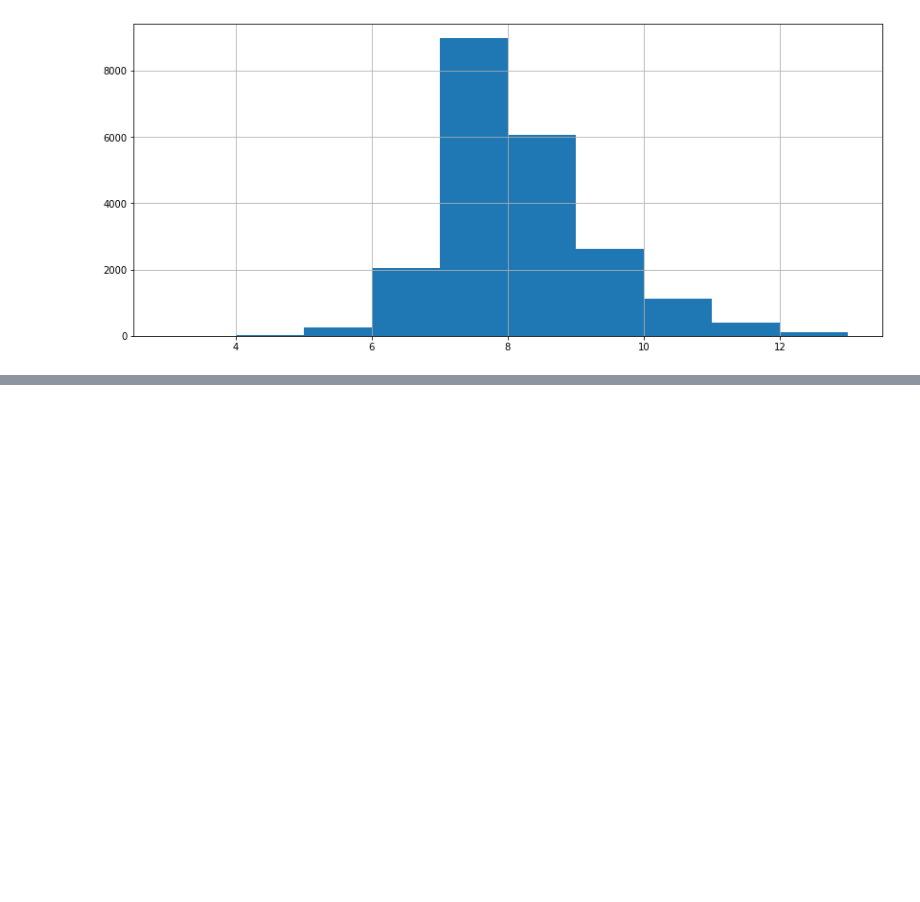
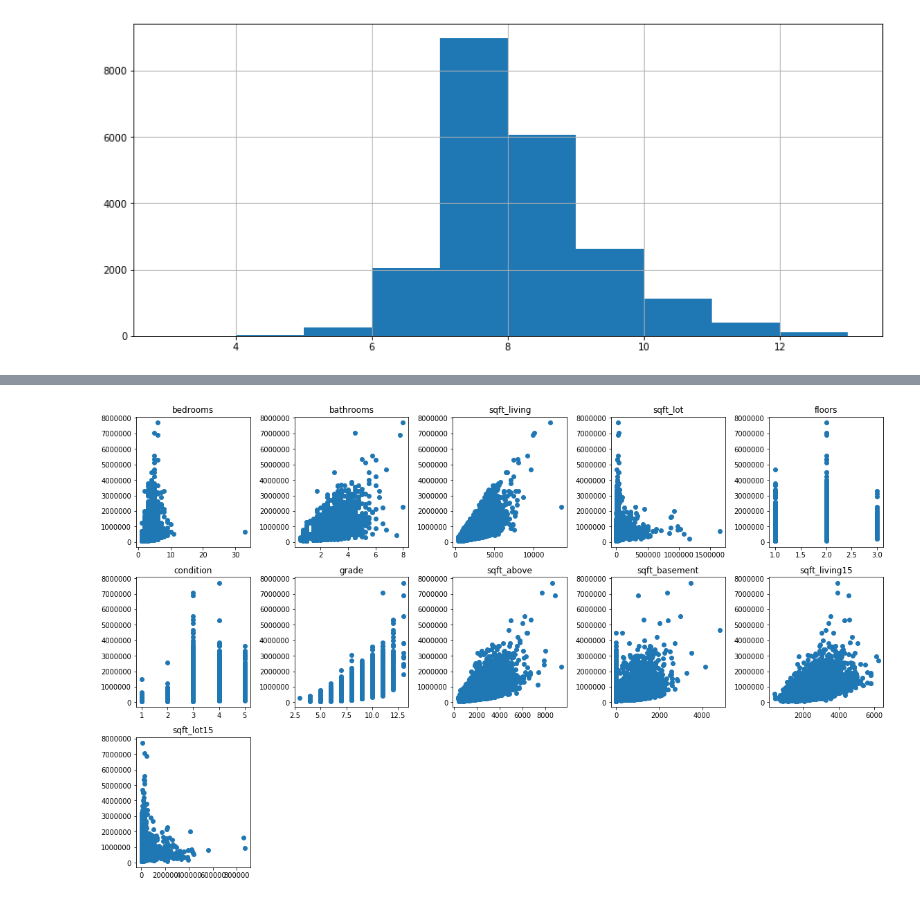
Before and after one commit to alaskalam/Flatiron-Bootcamp-Mod-2-Project---Seattle-Real-Estate-Costs-Linear-Regression, a Jupyter notebook: student.ipynb, the cells around one changed output, grey strips where cells are left out. Cells and saved outputs as stored; diff of their text form; code cells hidden in the pictures; blank space fills up the shorter version.

```diff
--- a/student.ipynb
+++ b/student.ipynb
@@ -190,0 +257,12 @@ df['grade'].hist(figsize=[14,6])
+# %%
+numplots = len(list(df.drop(cols_to_drop, axis=1).columns))
+ind = 1
+plt.figure(figsize=(16,16))
+for col in list(df.drop(cols_to_drop, axis=1).columns):
+    plt.subplot(numplots/2, numplots/2, ind)
+    plt.scatter(df[col], df['price'])
+    plt.title(col)
+    ind+=1
+plt.tight_layout()
+# %% [output]
+[figure, added]
```
Also changed, not shown: parts of 9 cells of this notebook.
